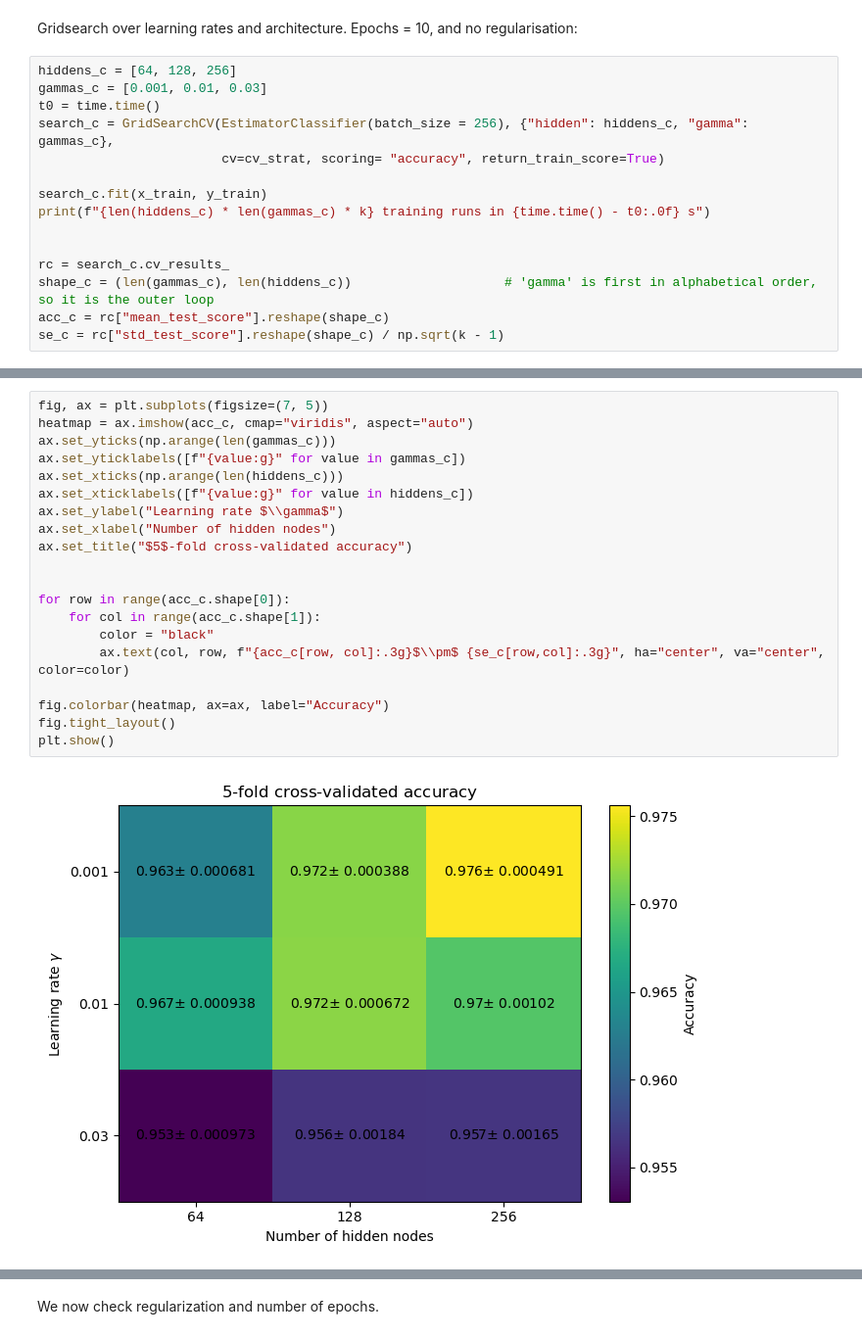
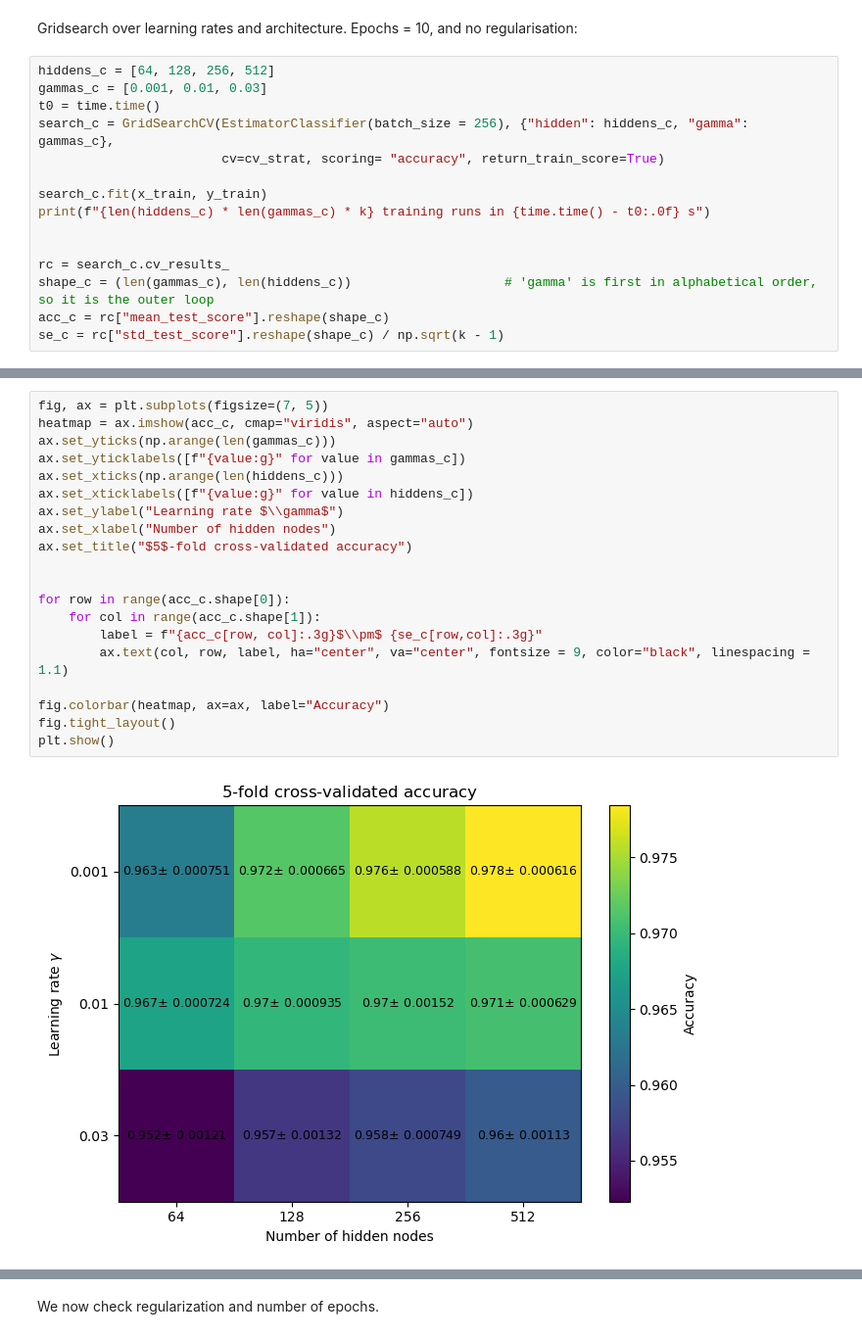
Before and after one commit to kajassandnes/FYS-STK3155, a Jupyter notebook: Project2/part_e.ipynb, the cells around one changed output, grey strips where cells are left out. Shown at 98% size. Cells and saved outputs as stored; diff of their text form.

```diff
--- a/Project2/part_e.ipynb
+++ b/Project2/part_e.ipynb
@@ -67,7 +67,7 @@ cv_strat = StratifiedKFold(n_splits = k, shuffle=True, random_state = rs)
 # %% [markdown]
 Gridsearch over learning rates and architecture. Epochs = 10, and no regularisation:
 # %%
-hiddens_c = [64, 128, 256]
+hiddens_c = [64, 128, 256, 512]
 gammas_c = [0.001, 0.01, 0.03]
 t0 = time.time()
 search_c = GridSearchCV(EstimatorClassifier(batch_size = 256), {"hidden": hiddens_c, "gamma": gammas_c},
@@ -86,23 +86,23 @@ se_c = rc["std_test_score"].reshape(shape_c) / np.sqrt(k - 1)
 # %%
 fig, ax = plt.subplots(figsize=(7, 5))
 heatmap = ax.imshow(acc_c, cmap="viridis", aspect="auto")
 ax.set_yticks(np.arange(len(gammas_c)))
 ax.set_yticklabels([f"{value:g}" for value in gammas_c])
 ax.set_xticks(np.arange(len(hiddens_c)))
 ax.set_xticklabels([f"{value:g}" for value in hiddens_c])
 ax.set_ylabel("Learning rate $\\gamma$")
 ax.set_xlabel("Number of hidden nodes")
 ax.set_title("$5$-fold cross-validated accuracy")
 
 
 for row in range(acc_c.shape[0]):
     for col in range(acc_c.shape[1]):
-        color = "black"
-        ax.text(col, row, f"{acc_c[row, col]:.3g}$\\pm$ {se_c[row,col]:.3g}", ha="center", va="center", color=color)
+        label = f"{acc_c[row, col]:.3g}$\\pm$ {se_c[row,col]:.3g}"
+        ax.text(col, row, label, ha="center", va="center", fontsize = 9, color="black", linespacing = 1.1)
 
 fig.colorbar(heatmap, ax=ax, label="Accuracy")
 fig.tight_layout()
 plt.show()
 # %% [output]
-[figure, old version]
+[figure, new version]
 # %% [markdown]
```
Also changed, not shown: parts of 6 cells of this notebook.
